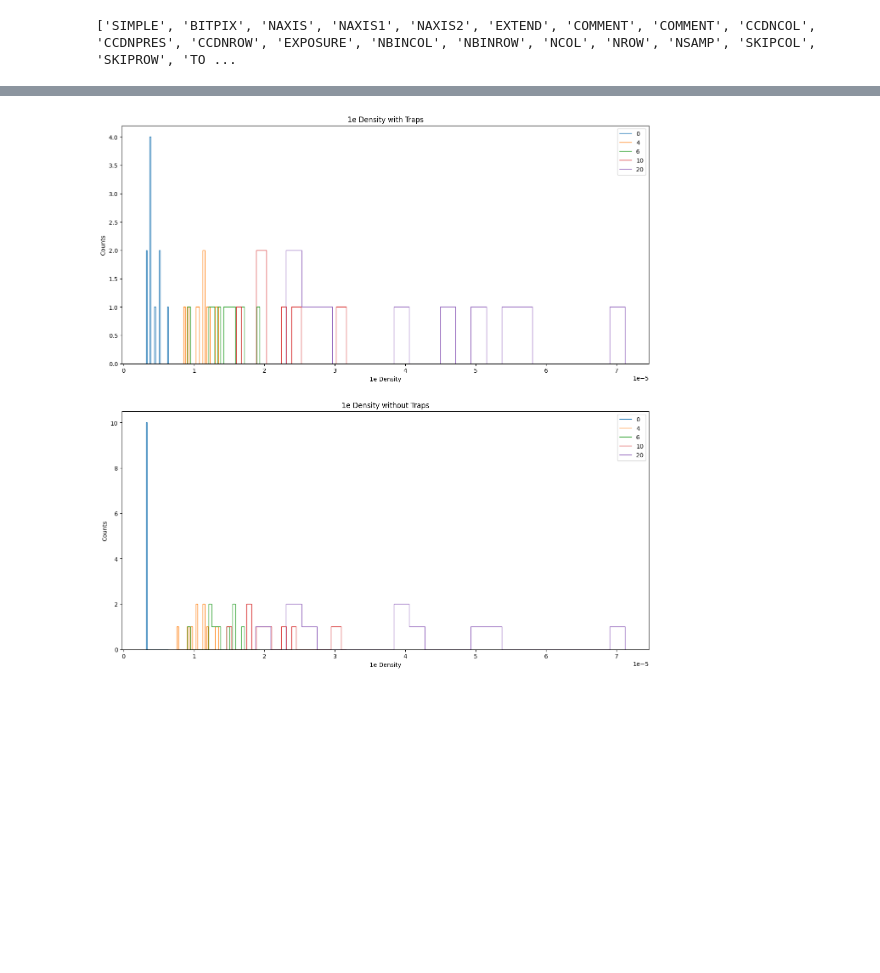
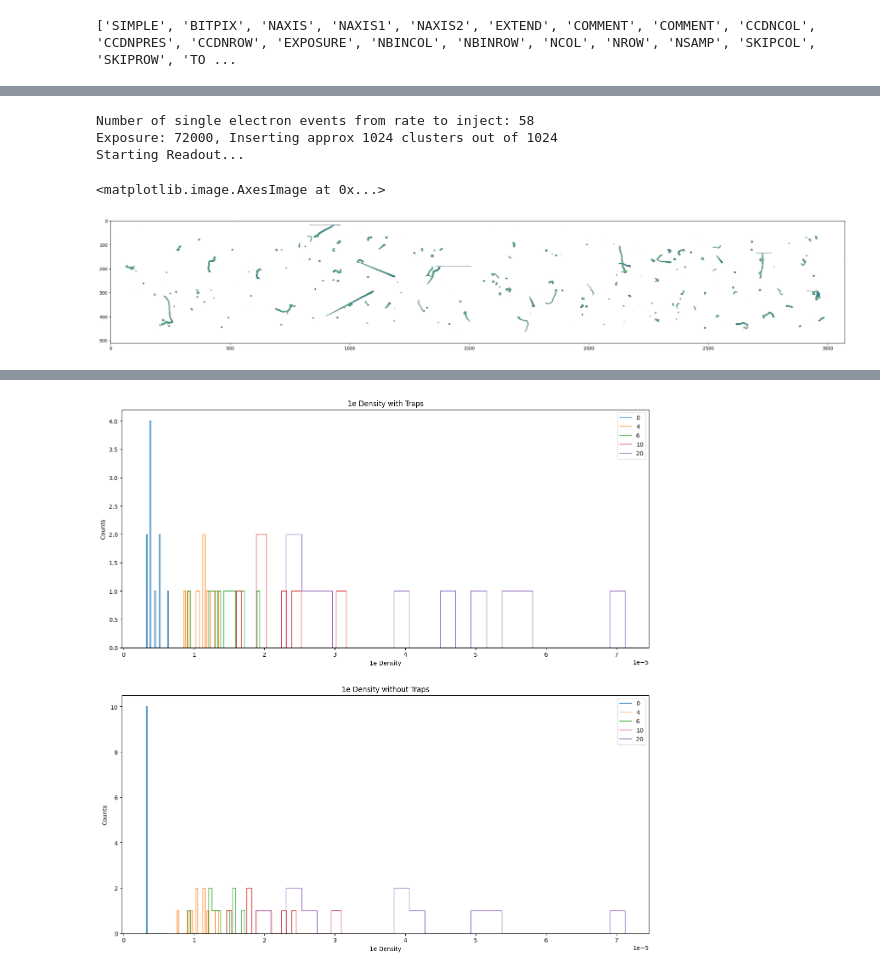
Before and after one commit to anshsdesai/sensei_charge_traps, a Jupyter notebook: charge_trap_simulation.ipynb, the cells around one changed output, grey strips where cells are left out. Saved outputs shown, nothing was run; the diff lists cells and outputs as text; code cells hidden in the pictures; blank space fills up the shorter version.

```diff
--- a/charge_trap_simulation.ipynb
+++ b/charge_trap_simulation.ipynb
@@ -256,0 +267,15 @@ tpix_vertical=pixel_time_vertical(nsamp,ncol, delayH, delayIped, delayIsig, dela
+# %%
+CCDTest = CCD(tpix,tpix_vertical,tau_weights,tau_values)
+CCDTest.take_fake_image(20)
+# %% [output]
+Number of single electron events from rate to inject: 58
+Exposure: 72000, Inserting approx 1024 clusters out of 1024
+Starting Readout...
+# %%
+from matplotlib.colors import LogNorm
+plt.figure(figsize=(30,20))
+image = CCDTest.no_trap_images[0]
+plt.imshow(image,norm=LogNorm(1,vmax=image.max()))
+# %% [output]
+<matplotlib.image.AxesImage at 0x...>
+[figure, added]
```
Also changed, not shown: parts of 5 cells of this notebook, 2 other files.
